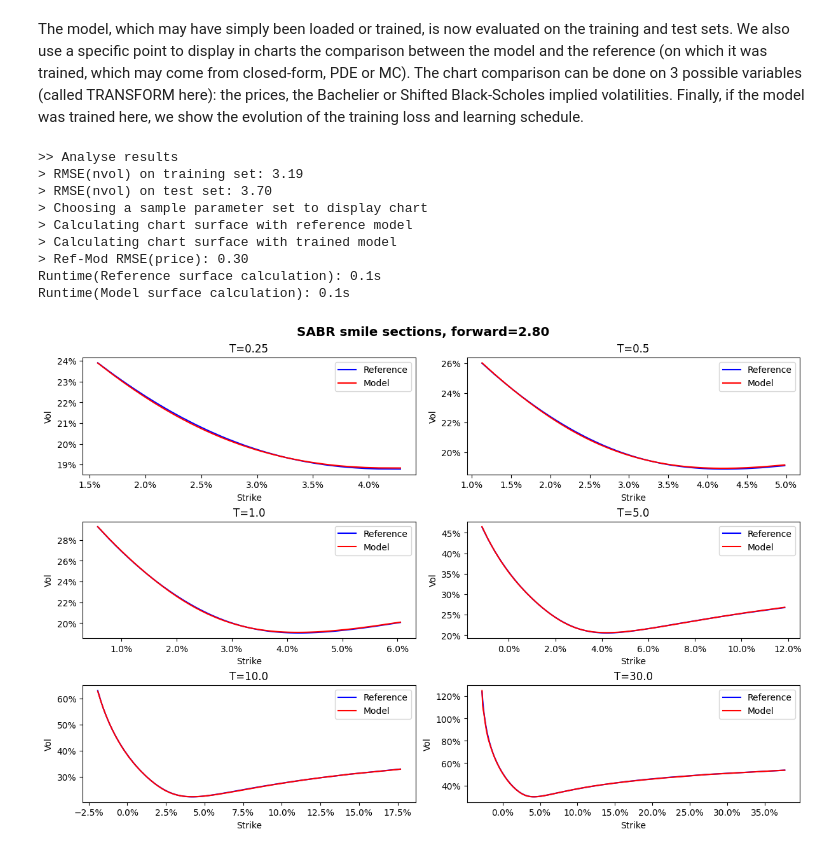
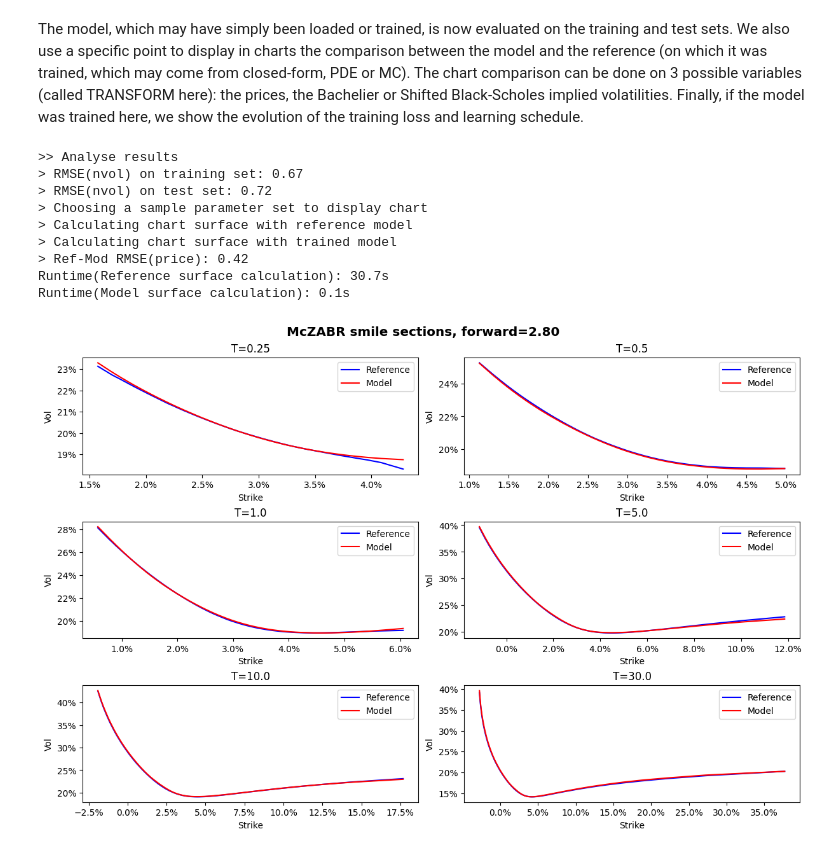
Before and after one commit to sebgur/SDev.Python, a Jupyter notebook: notebooks/StoVol Training.ipynb, the cells around one changed output. Cells and saved outputs as stored; diff of their text form; code cells hidden in the pictures.

```diff
--- a/notebooks/StoVol Training.ipynb
+++ b/notebooks/StoVol Training.ipynb
@@ -75,16 +75,16 @@ SDevPy version: 0.1.5
 ## 1) Set runtime configuration
 # %%
 # Global settings
-MODEL_TYPE = "SABR"
+# MODEL_TYPE = "SABR"
 # MODEL_TYPE = "McSABR"
 # MODEL_TYPE = "FbSABR"
-# MODEL_TYPE = "McZABR"
+MODEL_TYPE = "McZABR"
 # MODEL_TYPE = "McHeston"
-MODEL_ID = "SABR_3L_64n" # MODEL_TYPE # Pre-trained model ID, may differ from MODEL_TYPE
+MODEL_ID = MODEL_TYPE # Pre-trained model ID, may differ from MODEL_TYPE
 USE_TRAINED = True
 DOWNLOAD_MODELS = True # Only used when USE_TRAINED is True
 DOWNLOAD_DATASETS = True # Use when already created/downloaded
-TRAIN = False
+TRAIN = True
 if USE_TRAINED is False and TRAIN is False:
     raise RuntimeError("When not using pre-trained models, a new model must be trained")
 
@@ -234,7 +234,7 @@ At the end of the training, the model is saved under a new name. Note that we us
 if TRAIN:
     # Learning rate scheduler
     INIT_LR = 1.0e-2
-    FINAL_LR = 1.0e-3
+    FINAL_LR = 1.0e-4
     DECAY = 0.97
     STEPS = 250
     lr_schedule = FlooredExponentialDecay(INIT_LR, FINAL_LR, DECAY, STEPS)
@@ -313,8 +313,10 @@ PARAMS = { 'LnVol': 0.20, 'Beta': 0.5, 'Nu': 0.55, 'Rho': -0.25, 'Gamma': 0.7, '
 FWD = 0.028
 
 # Any number of expiries can be calculated, but for optimum display choose no more than 6
-# EXPIRIES = np.asarray([0.125, 0.250, 0.5, 1.00, 2.0, 5.0]).reshape(-1, 1)
-EXPIRIES = np.asarray([0.25, 0.50, 1.0, 5.00, 10.0, 30.0]).reshape(-1, 1)
+if MODEL_TYPE == "FbSABR":
+        EXPIRIES = np.asarray([0.25, 0.50, 1.0, 2.0, 5.0, 10.0]).reshape(-1, 1) # Only trained up to 5y
+else:
+    EXPIRIES = np.asarray([0.25, 0.50, 1.0, 5.00, 10.0, 30.0]).reshape(-1, 1)
 NUM_EXPIRIES = EXPIRIES.shape[0]
 METHOD = 'Percentiles'
 PERCENTS = np.linspace(0.01, 0.99, num=NUM_STRIKES)
@@ -327,38 +329,38 @@ print("> Calculating chart surface with reference model")
 timer_ref = Stopwatch("Reference surface calculation")
 timer_ref.trigger()
 ref_prices = generator.price_surface_ref(EXPIRIES, strikes, ARE_CALLS, FWD, PARAMS)
 timer_ref.stop()
 
 print("> Calculating chart surface with trained model")
 timer_mod = Stopwatch("Model surface calculation")
 timer_mod.trigger()
 mod_prices = generator.price_surface_mod(model, EXPIRIES, strikes, ARE_CALLS, FWD, PARAMS)
 timer_mod.stop()
 
 print(f"> Ref-Mod RMSE(price): {bps_rmse(ref_prices, mod_prices):.2f}")
 
 # Display timers
 timer_ref.print()
 timer_mod.print()
 
 # Available tranforms: Price, ShiftedBlackScholes, Bachelier
 TITLE = f"{MODEL_TYPE} smile sections, forward={FWD*100:.2f}"#,%\n parameters={PARAMS}"
 # TRANSFORM = "Bachelier"
 # TRANSFORM = "Price"
 TRANSFORM = "ShiftedBlackScholes"
 xplt.plot_transform_surface(EXPIRIES, strikes, ARE_CALLS, FWD, ref_prices, mod_prices,
                             TITLE, transform=TRANSFORM)
 # %% [output]
 >> Analyse results
-> RMSE(nvol) on training set: 3.19
-> RMSE(nvol) on test set: 3.70
+> RMSE(nvol) on training set: 0.67
+> RMSE(nvol) on test set: 0.72
 > Choosing a sample parameter set to display chart
 > Calculating chart surface with reference model
 > Calculating chart surface with trained model
-> Ref-Mod RMSE(price): 0.30
-Runtime(Reference surface calculation): 0.1s
+> Ref-Mod RMSE(price): 0.42
+Runtime(Reference surface calculation): 30.7s
 Runtime(Model surface calculation): 0.1s
-[figure, old version]
+[figure, new version]
 # %%
 # Show training history
 if TRAIN:
```
Also changed, not shown: parts of 8 cells of this notebook, 1 other file.
